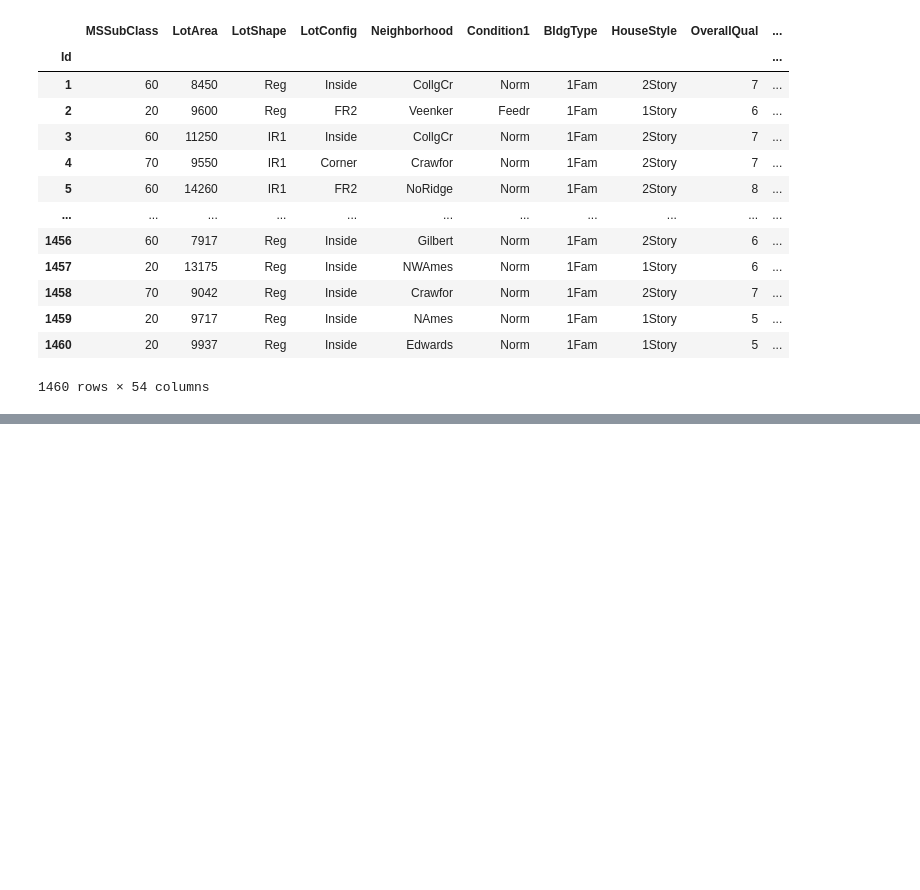
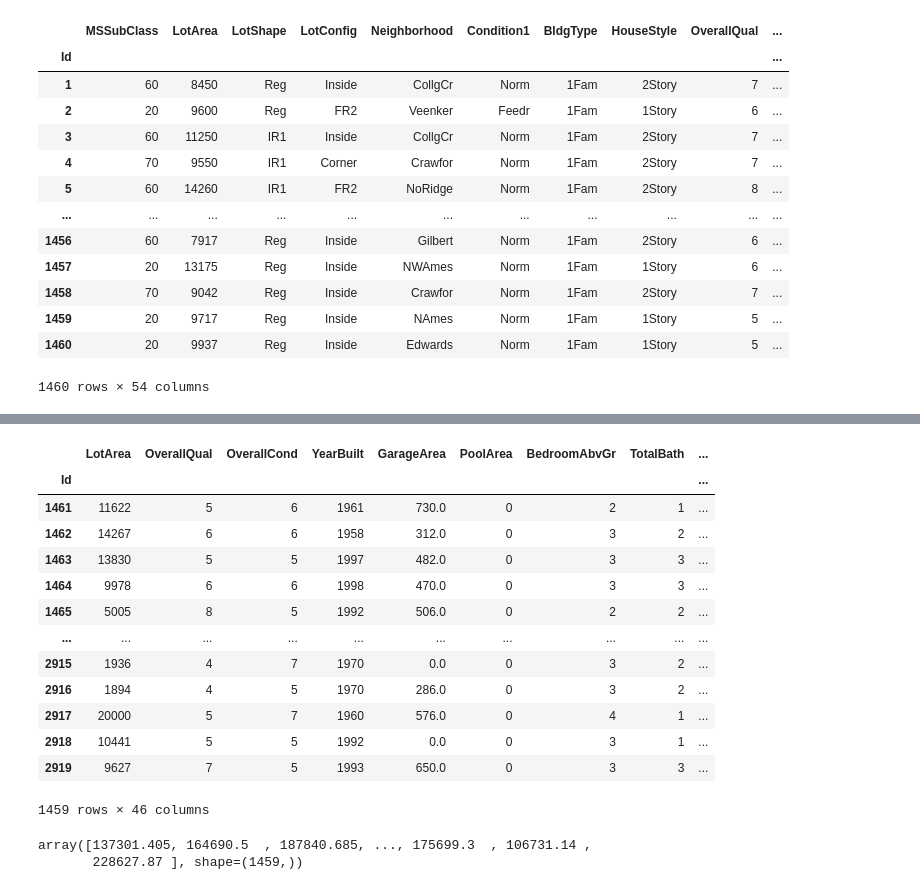
Before and after one commit to tomasnavarr0/housing-prices, a Jupyter notebook: app/playground/houses_analysis.ipynb, the cells around one changed output, grey strips where cells are left out. Saved outputs shown, nothing was run; the diff lists cells and outputs as text; code cells hidden in the pictures; blank space fills up the shorter version.

```diff
--- a/app/playground/houses_analysis.ipynb
+++ b/app/playground/houses_analysis.ipynb
@@ -61,6 +61,27 @@ BsmtFinType1      37
 MasVnrArea         8
 Electrical         1
 dtype: int64
+# %%
+def dataset_preprocessing(dataframe: pd.DataFrame) -> pd.DataFrame:
+    dataframe.set_index("Id", inplace=True)
+    dataframe.drop(columns=["PoolQC", "MiscFeature", "Alley", "Fence", "MasVnrType", "FireplaceQu", "LotFrontage"], inplace=True)
+    dataframe.drop(columns=["MSZoning", "Street", "LandContour", "Utilities", "LandSlope", "Condition2", "RoofMatl", "BsmtCond", "BsmtFinType2", "Heating", "CentralAir", "Electrical", "LowQualFinSF", "Functional", "GarageFinish", "GarageQual", "GarageCond", "PavedDrive", "SaleType"], inplace=True)
+    dataframe["TotalBsmtSF"] = dataframe["TotalBsmtSF"]-dataframe["BsmtUnfSF"]
+    dataframe.drop(columns=["BsmtFinSF1", "BsmtFinSF2", "BsmtUnfSF"], inplace=True)
+    dataframe["2ndFlrSF"] = dataframe["2ndFlrSF"].apply(lambda x:True if x > 0 else False)
+    dataframe["2ndFlrSF"] = dataframe["2ndFlrSF"].astype(int)
+    dataframe.drop(columns=["1stFlrSF"],inplace=True)
+    dataframe["TotalBath"] = dataframe["FullBath"]+dataframe["HalfBath"]
+    dataframe.drop(columns=["BsmtFullBath", "BsmtHalfBath", "FullBath", "HalfBath"],inplace=True)
+    dataframe["OutdoorArea"] = dataframe["WoodDeckSF"] + dataframe["OpenPorchSF"] + dataframe["EnclosedPorch"] + dataframe["3SsnPorch"] + dataframe["ScreenPorch"]
+    dataframe.drop(columns=["WoodDeckSF", "OpenPorchSF", "EnclosedPorch", "3SsnPorch", "ScreenPorch"],inplace=True)
+    dataframe.drop(columns=["GarageType", "GarageYrBlt"],inplace=True)
+    dataframe["TotalArea"] = dataframe["GrLivArea"]+dataframe["TotalBsmtSF"]+dataframe["GarageArea"]+dataframe["OutdoorArea"]
+    dataframe.drop(columns=["HouseStyle", "BldgType"], inplace=True)
+    final_dataframe = dataframe[["LotArea", "LotShape", "LotConfig", "Neighborhood", "OverallQual", "OverallCond", "YearBuilt", "GarageArea", "PoolArea", "BedroomAbvGr", "SaleCondition", "TotalBath", "OutdoorArea", "TotalArea"]]
+    categorical_cols = ['LotShape', 'LotConfig', 'Neighborhood', 'SaleCondition']
+    final_dataframe_encoded = pd.get_dummies(final_dataframe, columns=categorical_cols, prefix=categorical_cols, drop_first=True)
+    return final_dataframe_encoded
 # %%
 dataset.drop(columns=["PoolQC", "MiscFeature", "Alley", "Fence", "MasVnrType", "FireplaceQu", "LotFrontage"], inplace=True)
 # %%
@@ -406,0 +557,17 @@ Mejor MAPE: 0.137 (13.7%)
+# %%
+test_dataset
+# %% [output]
+|  | LotArea | OverallQual | OverallCond | YearBuilt | GarageArea | PoolArea | BedroomAbvGr | TotalBath | ... |
+| Id |  |  |  |  |  |  |  |  | ... |
+| 1461 | 11622 | 5 | 6 | 1961 | 730.0 | 0 | 2 | 1 | ... |
+| 1462 | 14267 | 6 | 6 | 1958 | 312.0 | 0 | 3 | 2 | ... |
+| 1463 | 13830 | 5 | 5 | 1997 | 482.0 | 0 | 3 | 3 | ... |
+| 1464 | 9978 | 6 | 6 | 1998 | 470.0 | 0 | 3 | 3 | ... |
+| 1465 | 5005 | 8 | 5 | 1992 | 506.0 | 0 | 2 | 2 | ... |
+| ... | ... | ... | ... | ... | ... | ... | ... | ... | ... |
+| 2915 | 1936 | 4 | 7 | 1970 | 0.0 | 0 | 3 | 2 | ... |
+| 2916 | 1894 | 4 | 5 | 1970 | 286.0 | 0 | 3 | 2 | ... |
+| 2917 | 20000 | 5 | 7 | 1960 | 576.0 | 0 | 4 | 1 | ... |
+| 2918 | 10441 | 5 | 5 | 1992 | 0.0 | 0 | 3 | 1 | ... |
+| 2919 | 9627 | 7 | 5 | 1993 | 650.0 | 0 | 3 | 3 | ... |
+1459 rows × 46 columns
@@ -406,0 +576,5 @@ Mejor MAPE: 0.137 (13.7%)
+# %%
+pred_test_dataset
+# %% [output]
+array([137301.405, 164690.5  , 187840.685, ..., 175699.3  , 106731.14 ,
+       228627.87 ], shape=(1459,))
```
Also changed, not shown: parts of 21 cells of this notebook, 2 other files.
